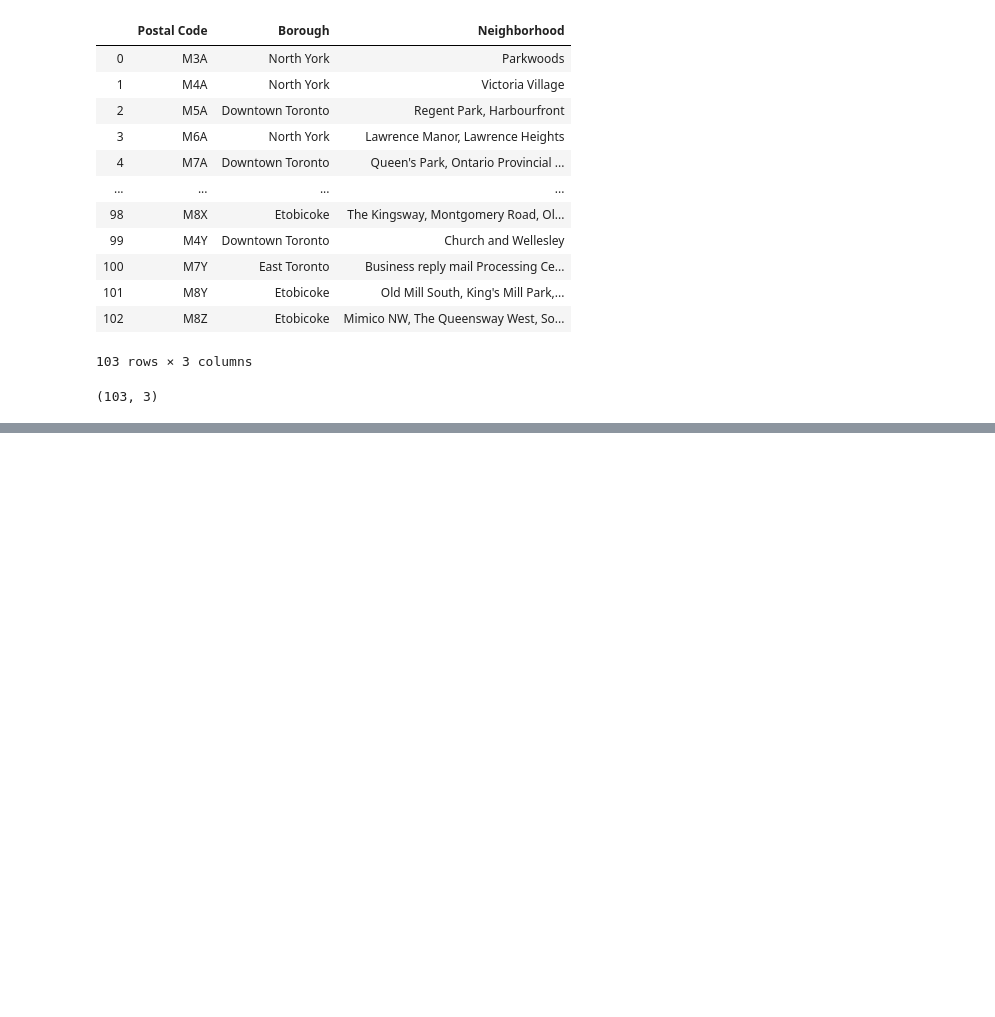
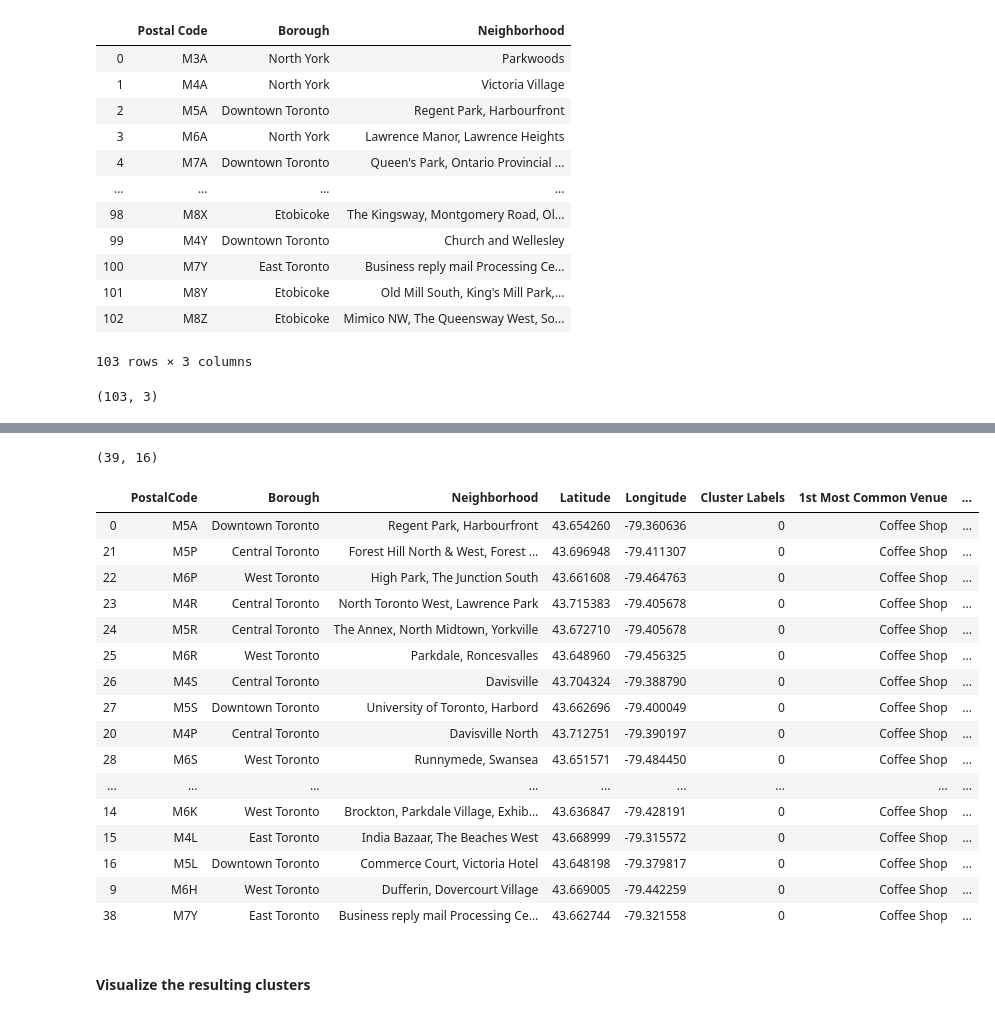
Before and after one commit to lokissue/Data-Analysis-Project-Portfolio, a Jupyter notebook: Applied_Data_Science/Segmenting and Clustering Neighborhoods in Toronto.ipynb, the cells around one changed output, grey strips where cells are left out. Saved outputs shown, nothing was run; the diff lists cells and outputs as text; code cells hidden in the pictures; blank space fills up the shorter version.

```diff
--- a/Applied_Data_Science/Segmenting and Clustering Neighborhoods in Toronto.ipynb
+++ b/Applied_Data_Science/Segmenting and Clustering Neighborhoods in Toronto.ipynb
@@ -110,0 +446,10 @@ df1.shape
+# %%
+kclusters = 5
+
+toronto_grouped_clustering = toronto_grouped.drop(["PostalCode", "Borough", "Neighborhoods"], 1)
+
+# run k-means clustering
+kmeans = KMeans(n_clusters=kclusters, random_state=0).fit(toronto_grouped_clustering)
+
+# check cluster labels generated for each row in the dataframe
+kmeans.labels_[0:10]
@@ -110,0 +458,13 @@ df1.shape
+# %%
+toronto_merged = df2.copy()
+toronto_merged.rename(columns={"Postal Code": "PostalCode"}, inplace = True)
+
+
+# add clustering labels
+toronto_merged["Cluster Labels"] = kmeans.labels_
+
+# merge toronto_grouped with toronto_data to add latitude/longitude for each neighborhood
+toronto_merged = toronto_merged.join(neighborhoods_venues_sorted.drop(["Borough", "Neighborhoods"], 1).set_index("PostalCode"), on="PostalCode")
+
+print(toronto_merged.shape)
+toronto_merged.head() # check the last columns!
@@ -110,0 +479,26 @@ df1.shape
+# %%
+# sort the results by Cluster Labels
+print(toronto_merged.shape)
+toronto_merged.sort_values(["Cluster Labels"], inplace=True)
+toronto_merged
+# %% [output]
+(39, 16)
+|  | PostalCode | Borough | Neighborhood | Latitude | Longitude | Cluster Labels | 1st Most Common Venue | ... |
+| 0 | M5A | Downtown Toronto | Regent Park, Harbourfront | 43.654260 | -79.360636 | 0 | Coffee Shop | ... |
+| 21 | M5P | Central Toronto | Forest Hill North & West, Forest ... | 43.696948 | -79.411307 | 0 | Coffee Shop | ... |
+| 22 | M6P | West Toronto | High Park, The Junction South | 43.661608 | -79.464763 | 0 | Coffee Shop | ... |
+| 23 | M4R | Central Toronto | North Toronto West, Lawrence Park | 43.715383 | -79.405678 | 0 | Coffee Shop | ... |
+| 24 | M5R | Central Toronto | The Annex, North Midtown, Yorkville | 43.672710 | -79.405678 | 0 | Coffee Shop | ... |
+| 25 | M6R | West Toronto | Parkdale, Roncesvalles | 43.648960 | -79.456325 | 0 | Coffee Shop | ... |
+| 26 | M4S | Central Toronto | Davisville | 43.704324 | -79.388790 | 0 | Coffee Shop | ... |
+| 27 | M5S | Downtown Toronto | University of Toronto, Harbord | 43.662696 | -79.400049 | 0 | Coffee Shop | ... |
+| 20 | M4P | Central Toronto | Davisville North | 43.712751 | -79.390197 | 0 | Coffee Shop | ... |
+| 28 | M6S | West Toronto | Runnymede, Swansea | 43.651571 | -79.484450 | 0 | Coffee Shop | ... |
+| ... | ... | ... | ... | ... | ... | ... | ... | ... |
+| 14 | M6K | West Toronto | Brockton, Parkdale Village, Exhib... | 43.636847 | -79.428191 | 0 | Coffee Shop | ... |
+| 15 | M4L | East Toronto | India Bazaar, The Beaches West | 43.668999 | -79.315572 | 0 | Coffee Shop | ... |
+| 16 | M5L | Downtown Toronto | Commerce Court, Victoria Hotel | 43.648198 | -79.379817 | 0 | Coffee Shop | ... |
+| 9 | M6H | West Toronto | Dufferin, Dovercourt Village | 43.669005 | -79.442259 | 0 | Coffee Shop | ... |
+| 38 | M7Y | East Toronto | Business reply mail Processing Ce... | 43.662744 | -79.321558 | 0 | Coffee Shop | ... |
+# %% [markdown]
+#### Visualize the resulting clusters
```
Also changed, not shown: parts of 31 cells of this notebook.
